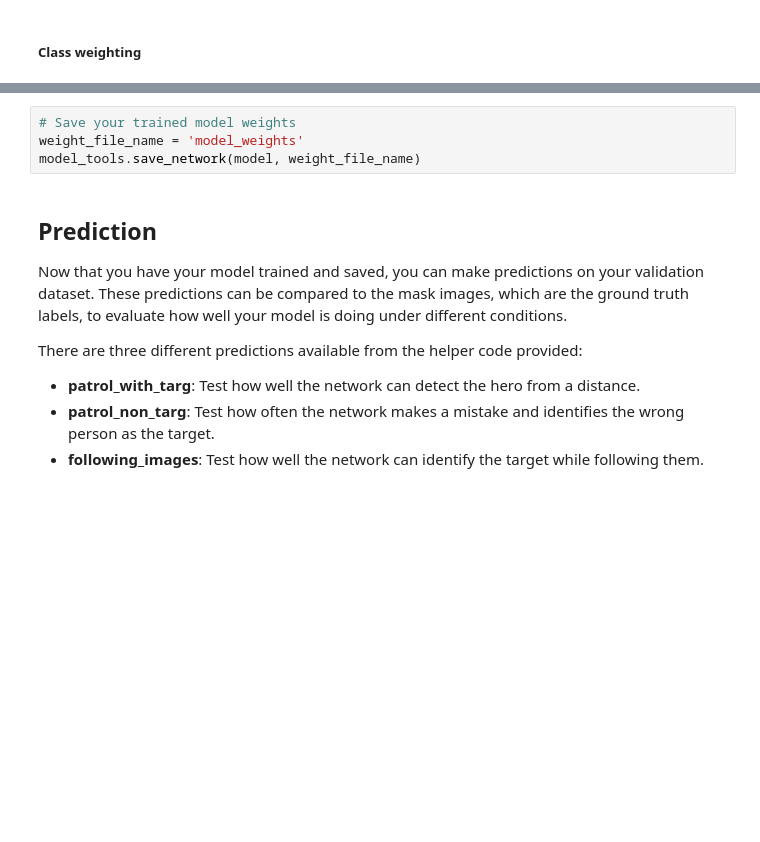
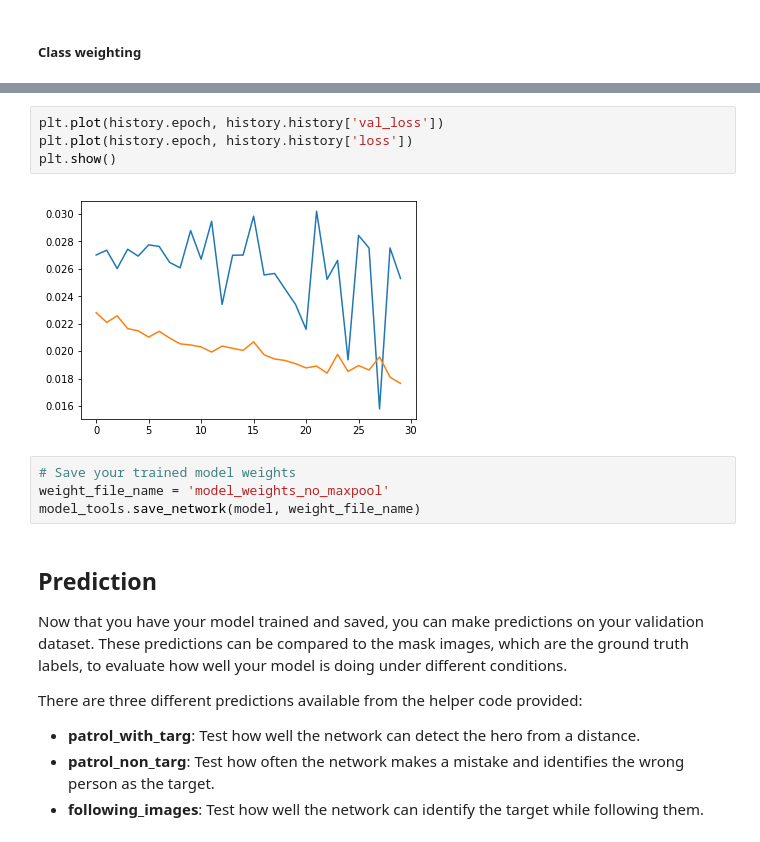
Before and after one commit to ndilsou/RoboND-FCN-Segmentation, a Jupyter notebook: code/model_training.ipynb, the cells around one changed output, grey strips where cells are left out. Drawn from its saved outputs; the diff is of its cells as text; blank space fills up the shorter version.

```diff
--- a/code/model_training.ipynb
+++ b/code/model_training.ipynb
@@ -295,6 +426,12 @@ Epoch 6/20
+# %%
+plt.plot(history.epoch, history.history['val_loss'])
+plt.plot(history.epoch, history.history['loss'])
+plt.show()
+# %% [output]
+[figure, added]
 # %%
 # Save your trained model weights
-weight_file_name = 'model_weights'
+weight_file_name = 'model_weights_no_maxpool'
 model_tools.save_network(model, weight_file_name)
 # %% [markdown]
 ## Prediction <a id='prediction'></a>
```
Also changed, not shown: parts of 26 cells of this notebook, 10 other files.
